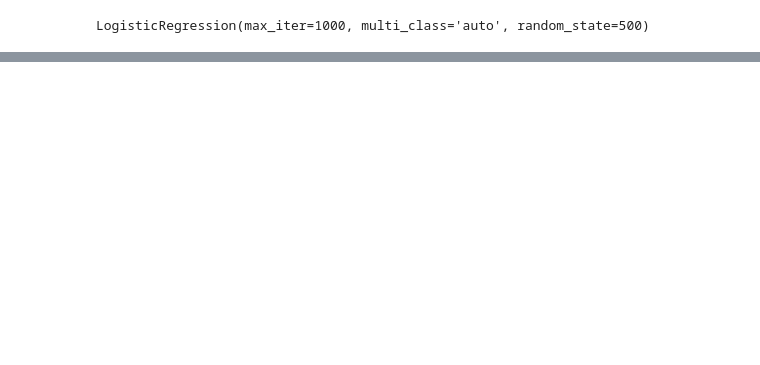
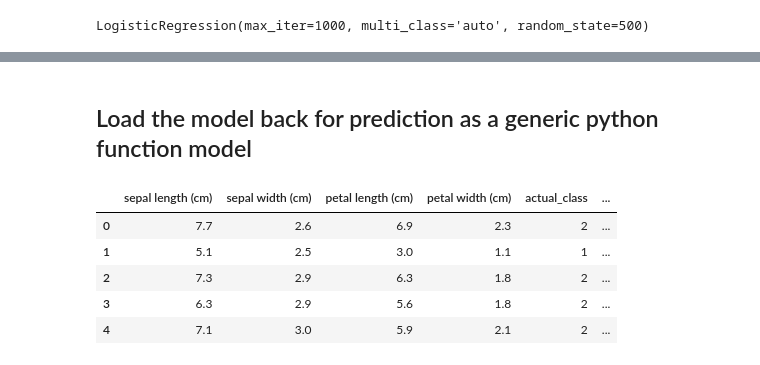
Before and after one commit to afadnan/ds_ml_dl, a Jupyter notebook: ml/01_mlflow/1_mlproject/gettingStarted.ipynb, the cells around one changed output, grey strips where cells are left out. Saved outputs shown, nothing was run; the diff lists cells and outputs as text; code cells hidden in the pictures; blank space fills up the shorter version.

Commit message:
iris data model

```diff
--- a/ml/01_mlflow/1_mlproject/gettingStarted.ipynb
+++ b/ml/01_mlflow/1_mlproject/gettingStarted.ipynb
@@ -8,7 +8,7 @@ import mlflow
 from mlflow.models import infer_signature
 # %%
 ## set the uri
-mlflow.set_tracking_uri(uri="http:127.0.0.1:5000")
+mlflow.set_tracking_uri(uri="http://127.0.0.1:5000")
 # %%
 print(datasets.load_iris())
 # %% [output]
@@ -250,0 +1014,20 @@ MlflowException: API request to endpoint /api/2.0/mlflow/runs/create failed with
+# %% [markdown]
+## Load the model back for prediction as a generic python function model
+# %%
+loaded_model=mlflow.pyfunc.load_model(model_info.model_uri)
+predictions=loaded_model.predict(X_test)
+
+iris_features_name=datasets.load_iris().feature_names
+
+result=pd.DataFrame(X_test,columns=iris_features_name)
+result["actual_class"]=y_test
+result["predcited_class"]=predictions
+# %%
+result[:5]
+# %% [output]
+|  | sepal length (cm) | sepal width (cm) | petal length (cm) | petal width (cm) | actual_class | ... |
+| 0 | 7.7 | 2.6 | 6.9 | 2.3 | 2 | ... |
+| 1 | 5.1 | 2.5 | 3.0 | 1.1 | 1 | ... |
+| 2 | 7.3 | 2.9 | 6.3 | 1.8 | 2 | ... |
+| 3 | 6.3 | 2.9 | 5.6 | 1.8 | 2 | ... |
+| 4 | 7.1 | 3.0 | 5.9 | 2.1 | 2 | ... |
```
Also changed, not shown: parts of 21 cells of this notebook.
